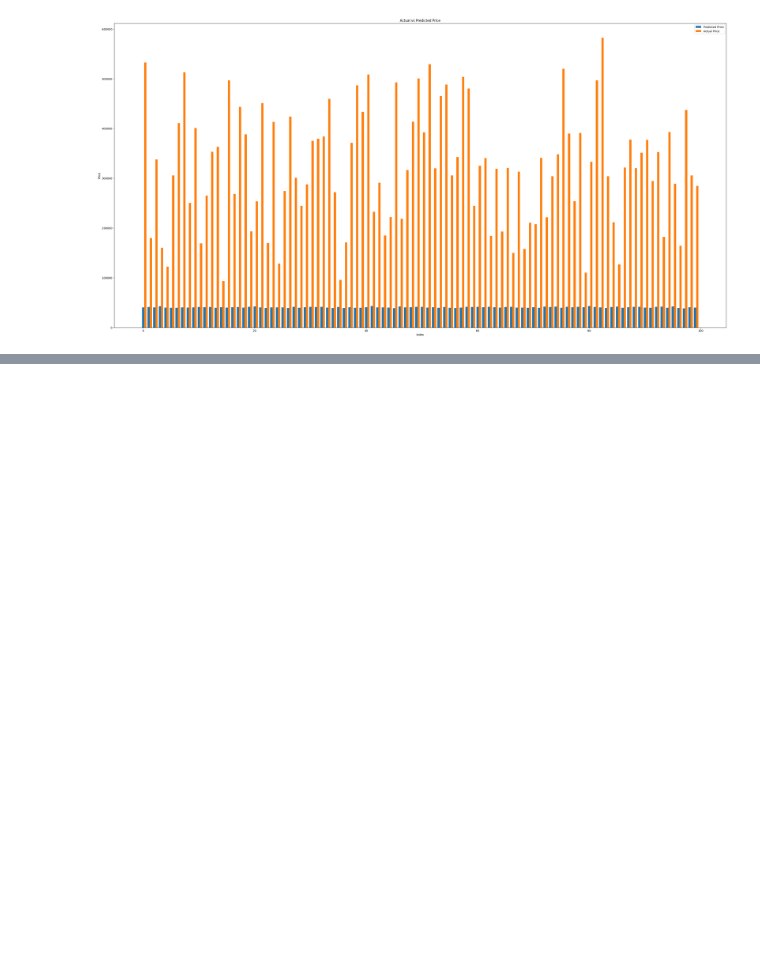
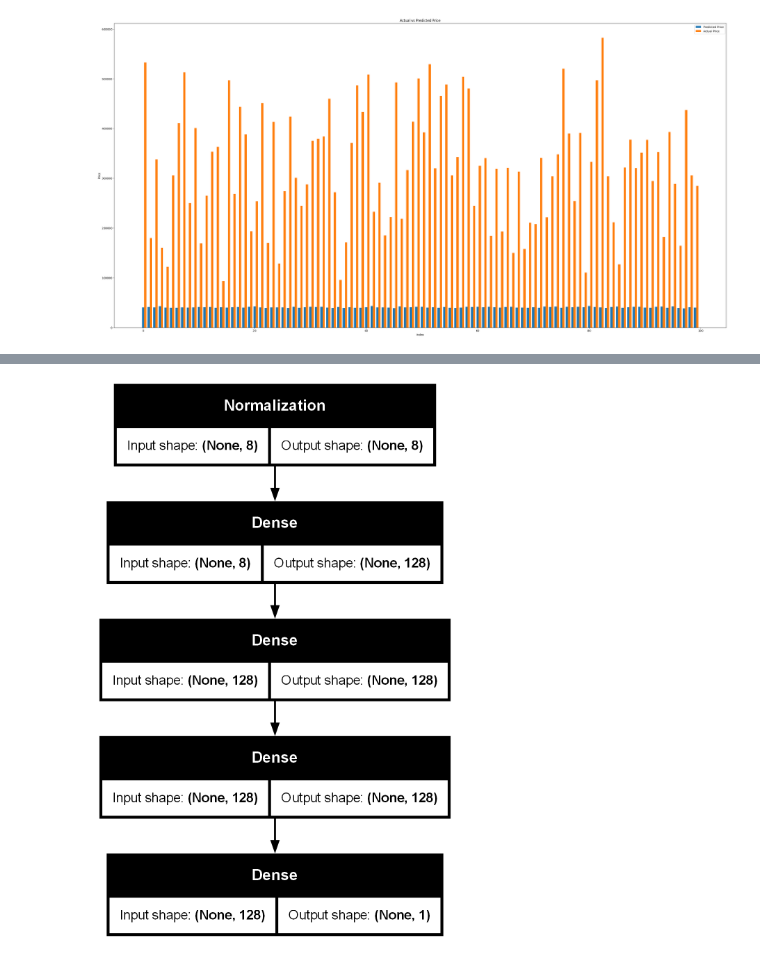
Before and after one commit to WajahatAliBasharat073/DailyTensorFlowVision, a Jupyter notebook: Projects/CarPricePrediction/CPP.ipynb, the cells around one changed output, grey strips where cells are left out. Saved outputs shown, nothing was run; the diff lists cells and outputs as text; code cells hidden in the pictures; blank space fills up the shorter version.

```diff
--- a/Projects/CarPricePrediction/CPP.ipynb
+++ b/Projects/CarPricePrediction/CPP.ipynb
@@ -444,0 +449,10 @@ plt.show()
+# %%
+model=tf.keras.Sequential([
+    InputLayer(input_shape=(8,)),
+    normalizer,
+    Dense(128, activation='relu'),
+    Dense(128, activation='relu'),
+    Dense(128, activation='relu'),
+    Dense(1, activation='linear')
+    ])
+model.summary()
@@ -444,0 +477,6 @@ plt.show()
+# %%
+model.compile(optimizer=Adam(learning_rate=1.0))
+# %%
+tf.keras.utils.plot_model(model, to_file="model.png", show_shapes=True)
+# %% [output]
+[figure, added]
```
Also changed, not shown: parts of 11 cells of this notebook, 1 other file.
